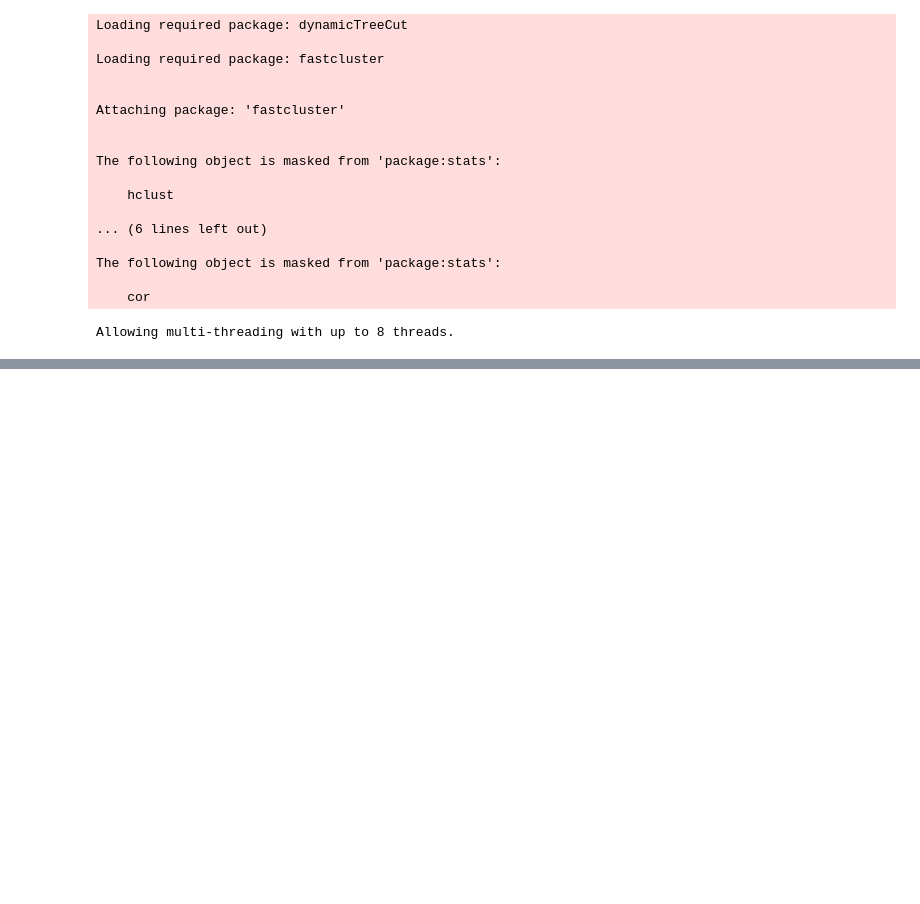
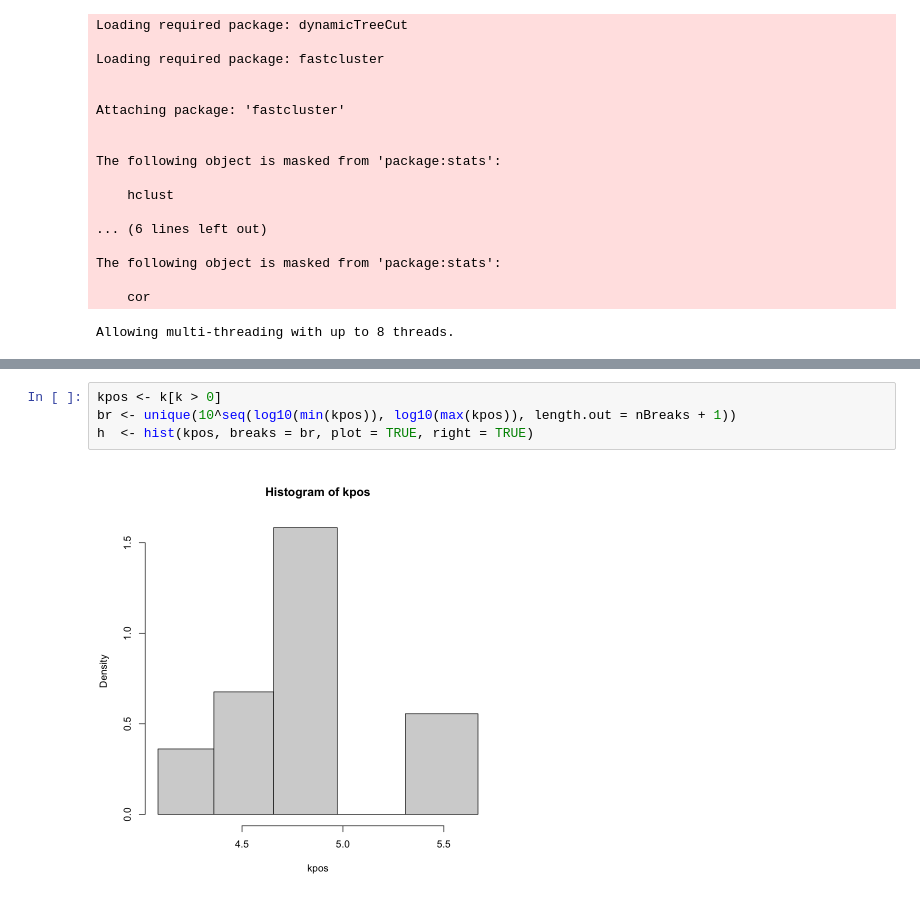
Before and after one commit to edenede2/CoExpression_ReProduction, a Jupyter notebook: nbs/xwgcna_clusteringNB.ipynb, the cells around one changed output, grey strips where cells are left out. Drawn from its saved outputs; the diff is of its cells as text; blank space fills up the shorter version.

```diff
--- a/nbs/xwgcna_clusteringNB.ipynb
+++ b/nbs/xwgcna_clusteringNB.ipynb
@@ -54,0 +333,6 @@ split_gene_id <- function(x) {
+# %%
+kpos <- k[k > 0]
+br <- unique(10^seq(log10(min(kpos)), log10(max(kpos)), length.out = nBreaks + 1))
+h  <- hist(kpos, breaks = br, plot = TRUE, right = TRUE)
+# %% [output]
+[figure, added]
```
Also changed, not shown: parts of 26 cells of this notebook, 4 other files.
